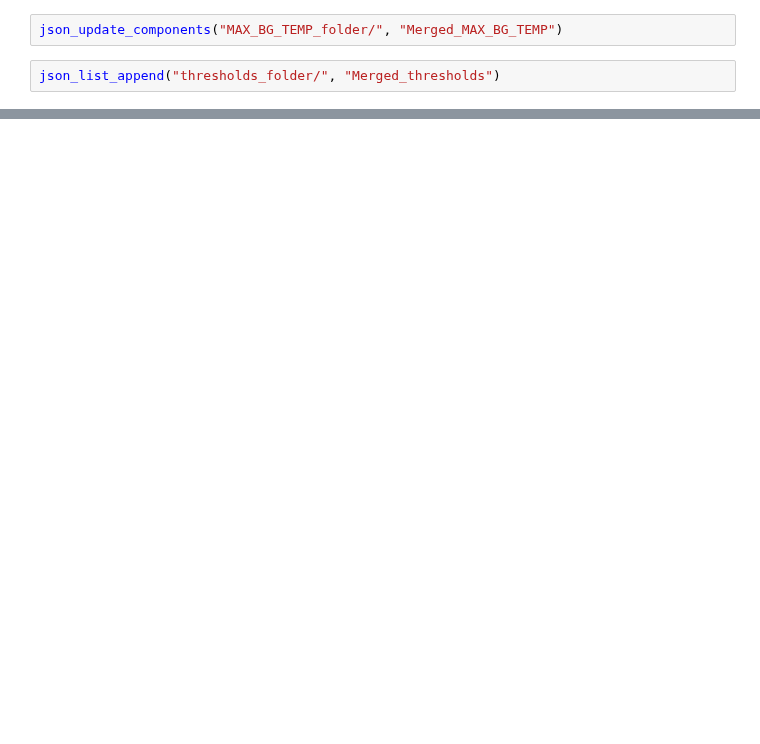
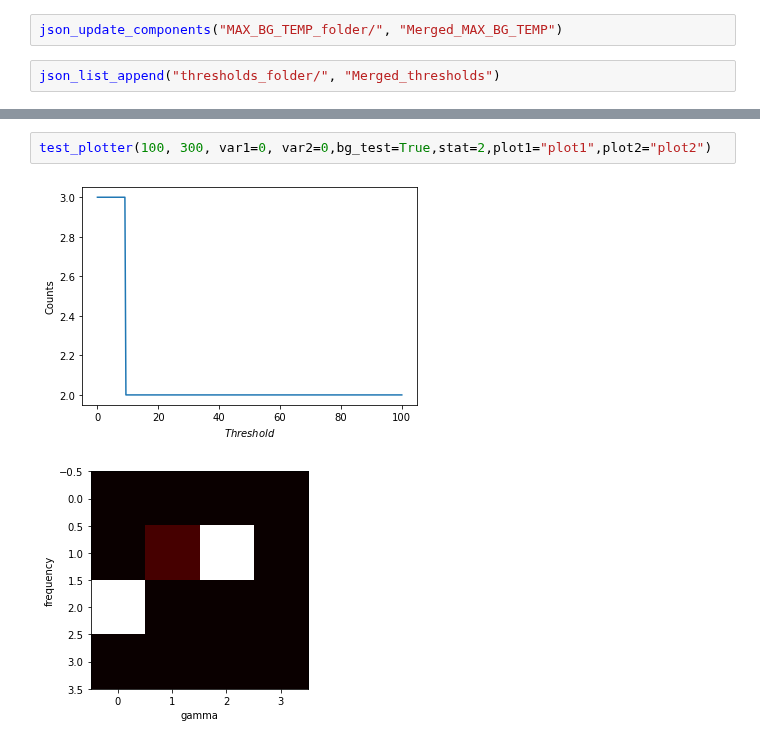
Before and after one commit to mickbrawler/Waveforms, a Jupyter notebook: Parallel_Analysis.ipynb, the cells around one changed output, grey strips where cells are left out. Cells and saved outputs as stored; diff of their text form; blank space fills up the shorter version.

Commit message:
Everything works! Tests runs will follow

```diff
--- a/Parallel_Analysis.ipynb
+++ b/Parallel_Analysis.ipynb
@@ -431,0 +850,5 @@ json_list_append("thresholds_folder/", "Merged_thresholds")
+# %%
+test_plotter(100, 300, var1=0, var2=0,bg_test=True,stat=2,plot1="plot1",plot2="plot2")
+# %% [output]
+[figure, added]
+[figure, added]
```
Also changed, not shown: parts of 7 cells of this notebook.
